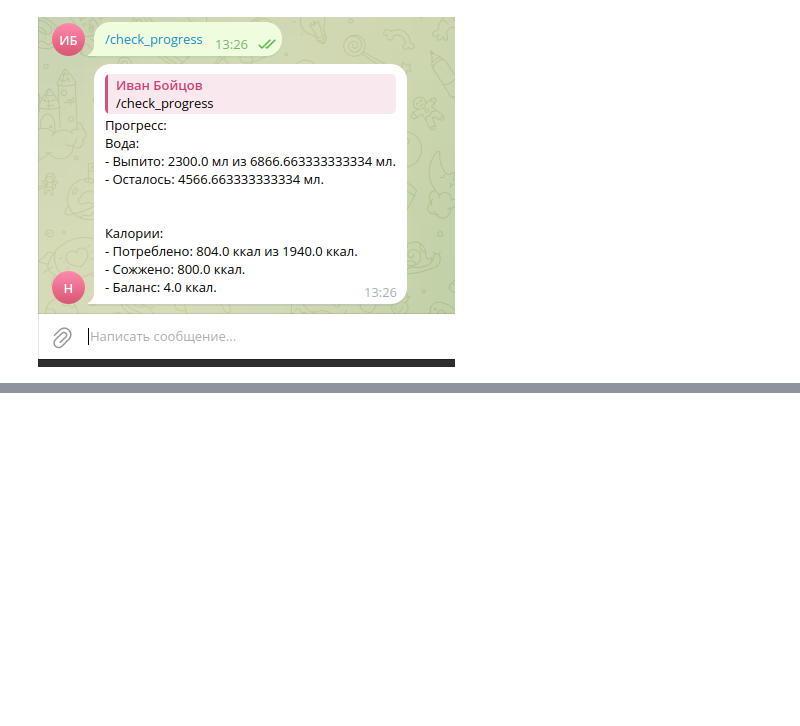
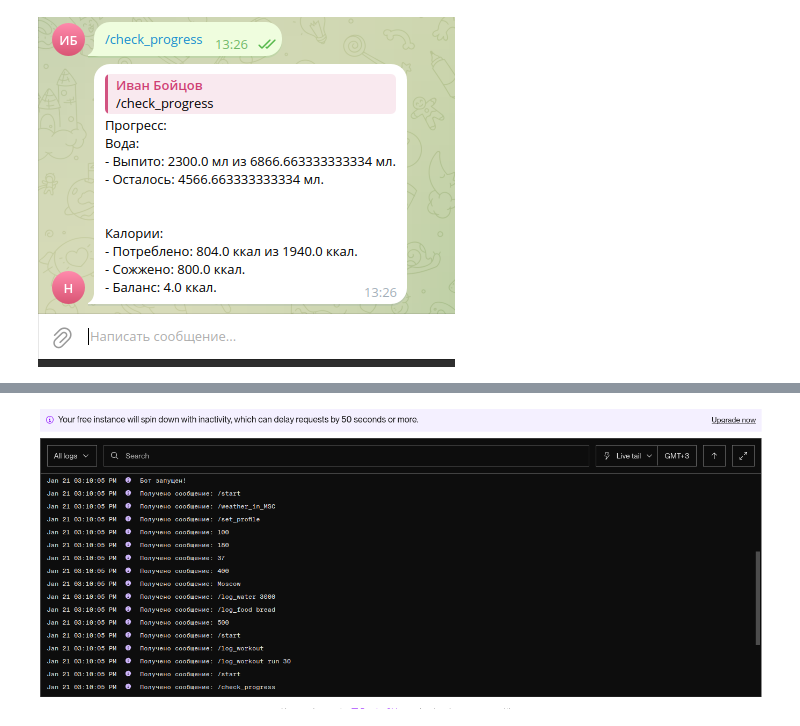
Before and after one commit to boitsov-ivan/python_hw_2, a Jupyter notebook: HW2_Boitsov.ipynb, the cells around one changed output, grey strips where cells are left out. Drawn from its saved outputs; the diff is of its cells as text; code cells hidden in the pictures; blank space fills up the shorter version.

```diff
--- a/HW2_Boitsov.ipynb
+++ b/HW2_Boitsov.ipynb
@@ -58,0 +66,4 @@ display(Image(filename='aiogram_bot/check_progress.png'))
+# %%
+display(Image(filename='aiogram_bot/render_2.png'))
+# %% [output]
+[figure, added]
```
Also changed, not shown: parts of 2 cells of this notebook.
